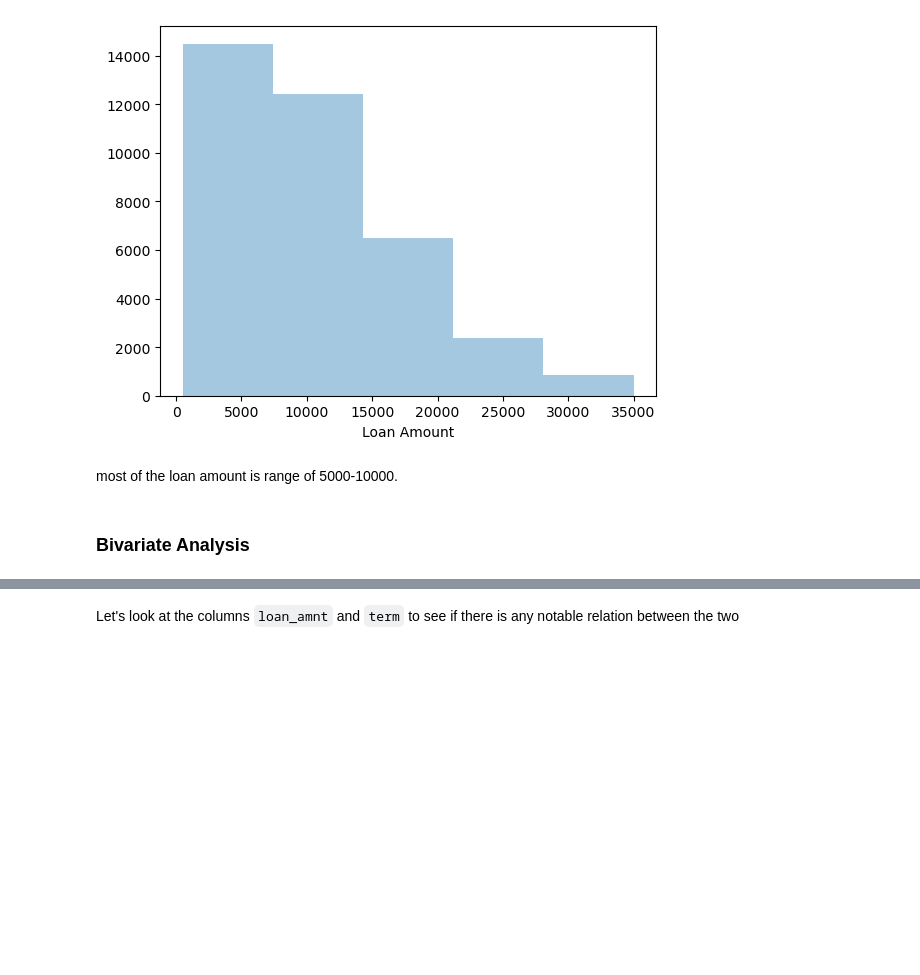
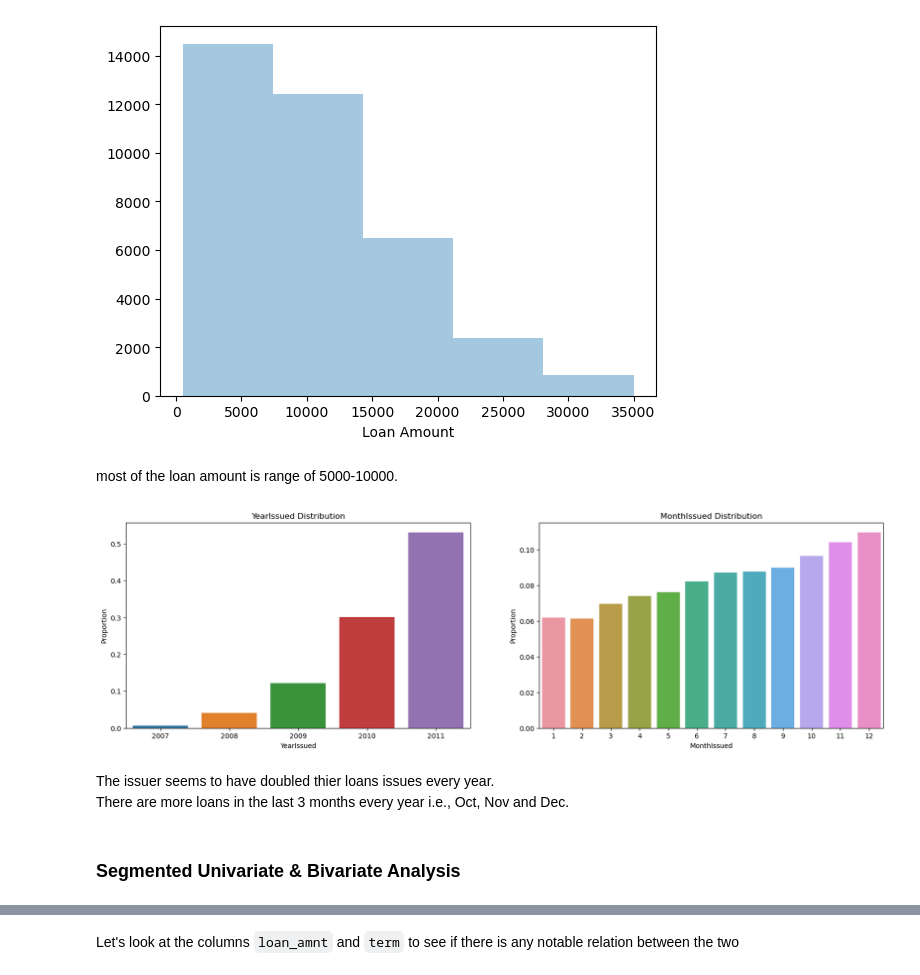
Before and after one commit to howxl/Lending-Club_Case-Study, a Jupyter notebook: LendingClubCaseStudy.ipynb, the cells around one changed output, grey strips where cells are left out. Drawn from its saved outputs; the diff is of its cells as text; code cells hidden in the pictures; blank space fills up the shorter version.

```diff
--- a/LendingClubCaseStudy.ipynb
+++ b/LendingClubCaseStudy.ipynb
@@ -442,5 +444,31 @@ plt.show()
 [figure]
 # %% [markdown]
 most of the loan amount is range of 5000-10000.
+# %%
+
+#Probability / Percentage of each values
+prob_df = df['YearIssued'].value_counts(normalize=True).reset_index()
+
+plt.figure(figsize=(20,12))
+plt.subplot(2,2,1)
+sns.barplot(x='index', y='YearIssued', data=prob_df)
+plt.xlabel('YearIssued')
+plt.ylabel('Proportion')
+plt.title('YearIssued'+' Distribution')
+
+#Probability / Percentage of each values
+prob_df = df['MonthIssued'].value_counts(normalize=True).reset_index()
+plt.subplot(2,2,2)
+sns.barplot(x='index', y='MonthIssued', data=prob_df)
+plt.xlabel('MonthIssued')
+plt.ylabel('Proportion')
+plt.title('MonthIssued'+' Distribution')
+
+plt.show()
+# %% [output]
+[figure, added]
+# %% [markdown]
+The issuer seems to have doubled thier loans issues every year.<br>
+There are more loans in the last 3 months every year i.e., Oct, Nov and Dec.
 # %% [markdown]
-### Bivariate Analysis
+### Segmented Univariate & Bivariate Analysis
```
Also changed, not shown: parts of 21 cells of this notebook, 1 other file.
